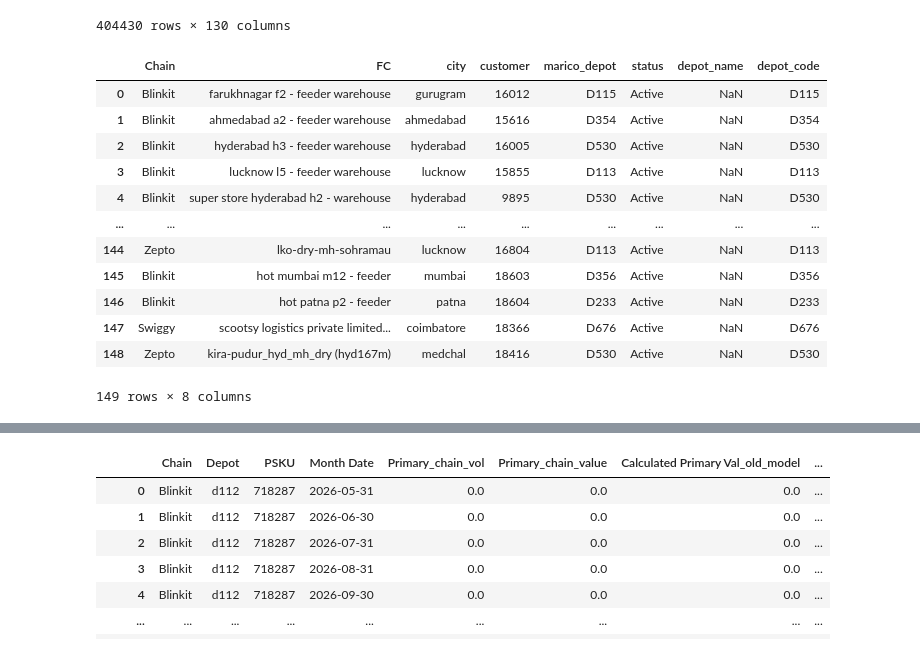
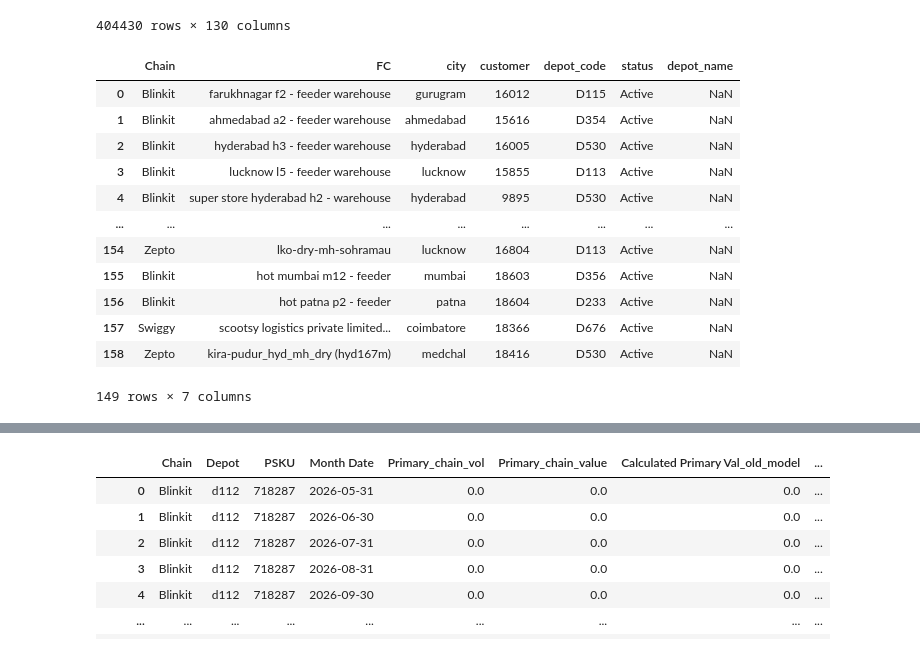
Before and after one commit to DSAmanSingh/collate_results_2, a Jupyter notebook: QCOM_FINAL_offtake_to_secondary_chain_pksu_live_v4_iterative 1.ipynb, the cells around one changed output, grey strips where cells are left out. Drawn from its saved outputs; the diff is of its cells as text; code cells hidden in the pictures.

```diff
--- a/QCOM_FINAL_offtake_to_secondary_chain_pksu_live_v4_iterative 1.ipynb
+++ b/QCOM_FINAL_offtake_to_secondary_chain_pksu_live_v4_iterative 1.ipynb
@@ -3497,23 +3658,23 @@ chain_fc_df
 # %%
 chain_fc_df.to_csv('chain_fc_df.csv')
 # %%
-facility_to_city_mappings_df.rename(columns = {'facility_name':'FC', 'chain':'Chain'}, inplace = True)
+facility_to_city_mappings_df.rename(columns = {'facility_name':'FC', 'chain':'Chain', 'marico_depot':'depot_code'}, inplace = True)
 facility_to_city_mappings_df['FC'] = facility_to_city_mappings_df['FC'].str.lower()
 facility_to_city_mappings_df
 # %% [output]
-|  | Chain | FC | city | customer | marico_depot | status | depot_name | depot_code |
-| 0 | Blinkit | farukhnagar f2 - feeder warehouse | gurugram | 16012 | D115 | Active | NaN | D115 |
-| 1 | Blinkit | ahmedabad a2 - feeder warehouse | ahmedabad | 15616 | D354 | Active | NaN | D354 |
-| 2 | Blinkit | hyderabad h3 - feeder warehouse | hyderabad | 16005 | D530 | Active | NaN | D530 |
-| 3 | Blinkit | lucknow l5 - feeder warehouse | lucknow | 15855 | D113 | Active | NaN | D113 |
-| 4 | Blinkit | super store hyderabad h2 - warehouse | hyderabad | 9895 | D530 | Active | NaN | D530 |
-| ... | ... | ... | ... | ... | ... | ... | ... | ... |
-| 144 | Zepto | lko-dry-mh-sohramau | lucknow | 16804 | D113 | Active | NaN | D113 |
-| 145 | Blinkit | hot mumbai m12 - feeder | mumbai | 18603 | D356 | Active | NaN | D356 |
-| 146 | Blinkit | hot patna p2 - feeder | patna | 18604 | D233 | Active | NaN | D233 |
-| 147 | Swiggy | scootsy logistics private limited... | coimbatore | 18366 | D676 | Active | NaN | D676 |
-| 148 | Zepto | kira-pudur_hyd_mh_dry (hyd167m) | medchal | 18416 | D530 | Active | NaN | D530 |
+|  | Chain | FC | city | customer | depot_code | status | depot_name |
+| 0 | Blinkit | farukhnagar f2 - feeder warehouse | gurugram | 16012 | D115 | Active | NaN |
+| 1 | Blinkit | ahmedabad a2 - feeder warehouse | ahmedabad | 15616 | D354 | Active | NaN |
+| 2 | Blinkit | hyderabad h3 - feeder warehouse | hyderabad | 16005 | D530 | Active | NaN |
+| 3 | Blinkit | lucknow l5 - feeder warehouse | lucknow | 15855 | D113 | Active | NaN |
+| 4 | Blinkit | super store hyderabad h2 - warehouse | hyderabad | 9895 | D530 | Active | NaN |
+| ... | ... | ... | ... | ... | ... | ... | ... |
+| 154 | Zepto | lko-dry-mh-sohramau | lucknow | 16804 | D113 | Active | NaN |
+| 155 | Blinkit | hot mumbai m12 - feeder | mumbai | 18603 | D356 | Active | NaN |
+| 156 | Blinkit | hot patna p2 - feeder | patna | 18604 | D233 | Active | NaN |
+| 157 | Swiggy | scootsy logistics private limited... | coimbatore | 18366 | D676 | Active | NaN |
+| 158 | Zepto | kira-pudur_hyd_mh_dry (hyd167m) | medchal | 18416 | D530 | Active | NaN |
-149 rows × 8 columns
+149 rows × 7 columns
 # %%
 x = facility_to_city_mappings_df.copy()
 # %%
```
Also changed, not shown: parts of 69 cells of this notebook, 4 other files.
